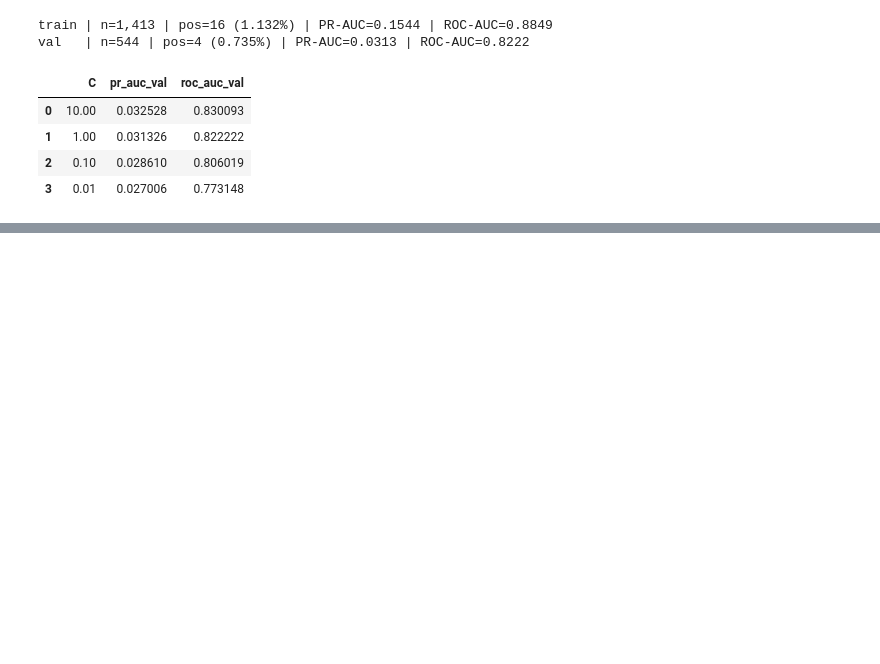
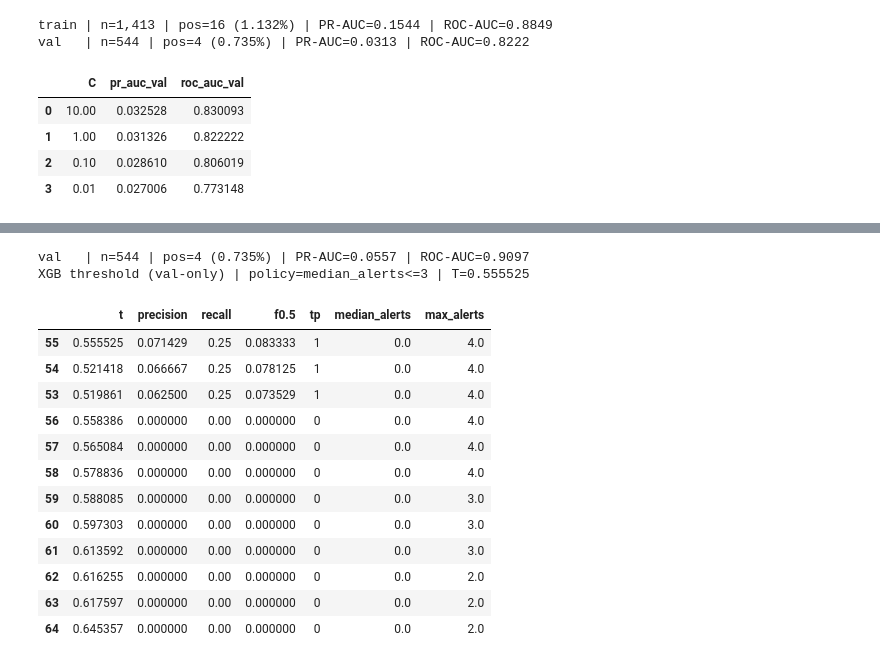
Before and after one commit to Tyainss/artist-lifecycle, a Jupyter notebook: notebooks/breakout/01_model_training.ipynb, the cells around one changed output, grey strips where cells are left out. Drawn from its saved outputs; the diff is of its cells as text; code cells hidden in the pictures; blank space fills up the shorter version.

```diff
--- a/notebooks/breakout/01_model_training.ipynb
+++ b/notebooks/breakout/01_model_training.ipynb
@@ -228,0 +364,16 @@ Val months included (>=1 positive): 4 / 12
+# %%
+preprocessor_xgb = ColumnTransformer(
+    transformers=[
+        ("cat", OneHotEncoder(handle_unknown="ignore"), CAT_COLS),
+        ("num", "passthrough", NUM_COLS),
+    ],
+    remainder="drop",
+)
+
+X_train_xgb = preprocessor_xgb.fit_transform(X_train)
+X_val_xgb = preprocessor_xgb.transform(X_val)
+
+n_pos = int(y_train.sum())
+n_neg = int((y_train == 0).sum())
+scale_pos_weight = (n_neg / max(n_pos, 1))
+print(f"scale_pos_weight (train): {scale_pos_weight:.3f} | n_pos={n_pos:,} | n_neg={n_neg:,}")
@@ -228,0 +431,51 @@ Val months included (>=1 positive): 4 / 12
+# %%
+xgb_best = xgb_tuning.loc[0].to_dict()
+
+xgb_best_params = {
+    "max_depth": int(xgb_best["max_depth"]),
+    "eta": float(xgb_best["eta"]),
+    "subsample": float(xgb_best["subsample"]),
+    "colsample_bytree": float(xgb_best["colsample_bytree"]),
+}
+
+xgb_best_iter = int(xgb_best["best_iter"])
+
+best_params = {**xgb_base_params, **xgb_best_params}
+xgb_model = xgb.train(
+    params=best_params,
+    dtrain=dtrain,
+    num_boost_round=xgb_best_iter + 1,
+    evals=[(dtrain, "train"), (dval, "val")],
+    verbose_eval=False,
+)
+
+p_val_xgb = xgb_model.predict(dval)
+evaluate_probs("val", y_val, p_val_xgb)
+
+xgb_T, xgb_threshold_grid = pick_threshold_alert_budget(
+    df_split=val_df,
+    y_true=y_val,
+    y_proba=p_val_xgb,
+    median_alerts_target=ALERTS_MEDIAN_TARGET,
+    beta=BETA,
+    min_tp=MIN_TP_ON_VAL,
+)
+
+print(f"XGB threshold (val-only) | policy=median_alerts<={ALERTS_MEDIAN_TARGET} | T={xgb_T:.6f}")
+xgb_threshold_grid.sort_values(["median_alerts", f"f{BETA}"], ascending=[True, False]).head(12)
+# %% [output]
+val   | n=544 | pos=4 (0.735%) | PR-AUC=0.0557 | ROC-AUC=0.9097
+XGB threshold (val-only) | policy=median_alerts<=3 | T=0.555525
+|  | t | precision | recall | f0.5 | tp | median_alerts | max_alerts |
+| 55 | 0.555525 | 0.071429 | 0.25 | 0.083333 | 1 | 0.0 | 4.0 |
+| 54 | 0.521418 | 0.066667 | 0.25 | 0.078125 | 1 | 0.0 | 4.0 |
+| 53 | 0.519861 | 0.062500 | 0.25 | 0.073529 | 1 | 0.0 | 4.0 |
+| 56 | 0.558386 | 0.000000 | 0.00 | 0.000000 | 0 | 0.0 | 4.0 |
+| 57 | 0.565084 | 0.000000 | 0.00 | 0.000000 | 0 | 0.0 | 4.0 |
+| 58 | 0.578836 | 0.000000 | 0.00 | 0.000000 | 0 | 0.0 | 4.0 |
+| 59 | 0.588085 | 0.000000 | 0.00 | 0.000000 | 0 | 0.0 | 3.0 |
+| 60 | 0.597303 | 0.000000 | 0.00 | 0.000000 | 0 | 0.0 | 3.0 |
+| 61 | 0.613592 | 0.000000 | 0.00 | 0.000000 | 0 | 0.0 | 3.0 |
+| 62 | 0.616255 | 0.000000 | 0.00 | 0.000000 | 0 | 0.0 | 2.0 |
+| 63 | 0.617597 | 0.000000 | 0.00 | 0.000000 | 0 | 0.0 | 2.0 |
+| 64 | 0.645357 | 0.000000 | 0.00 | 0.000000 | 0 | 0.0 | 2.0 |
```
Also changed, not shown: parts of 26 cells of this notebook.
